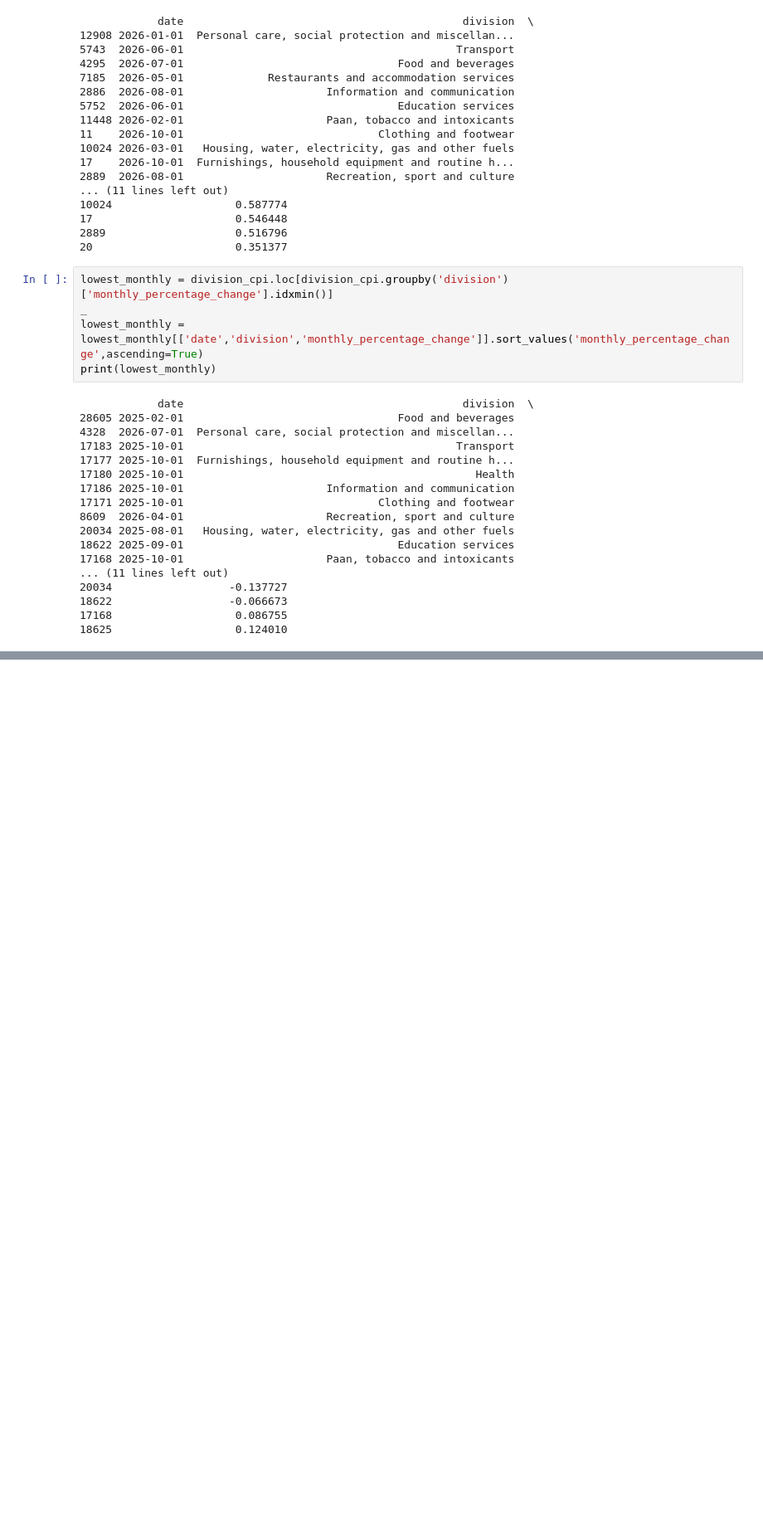
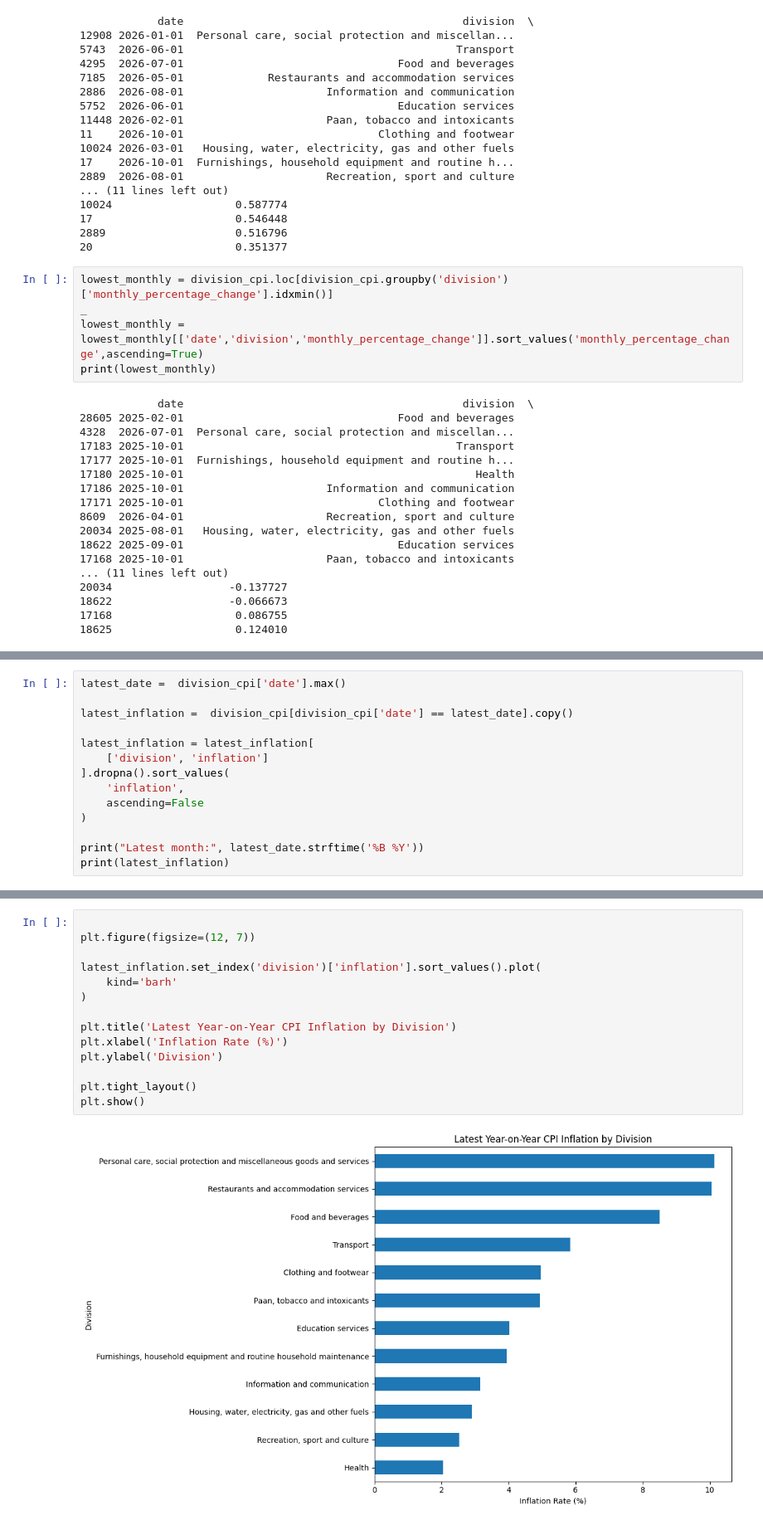
Before and after one commit to alwinbshaji/indian-economic-data-analysis-inflation-forecasting, a Jupyter notebook: Data_collection.ipynb, the cells around one changed output, grey strips where cells are left out. Shown at 83% size. Drawn from its saved outputs; the diff is of its cells as text; blank space fills up the shorter version.

```diff
--- a/Data_collection.ipynb
+++ b/Data_collection.ipynb
@@ -877,0 +918,14 @@ print(lowest_monthly)
+# %%
+latest_date =  division_cpi['date'].max()
+
+latest_inflation =  division_cpi[division_cpi['date'] == latest_date].copy()
+
+latest_inflation = latest_inflation[
+    ['division', 'inflation']
+].dropna().sort_values(
+    'inflation',
+    ascending=False
+)
+
+print("Latest month:", latest_date.strftime('%B %Y'))
+print(latest_inflation)
@@ -877,0 +947,16 @@ print(lowest_monthly)
+# %%
+
+plt.figure(figsize=(12, 7))
+
+latest_inflation.set_index('division')['inflation'].sort_values().plot(
+    kind='barh'
+)
+
+plt.title('Latest Year-on-Year CPI Inflation by Division')
+plt.xlabel('Inflation Rate (%)')
+plt.ylabel('Division')
+
+plt.tight_layout()
+plt.show()
+# %% [output]
+[figure, added]
```
Also changed, not shown: parts of 24 cells of this notebook.
